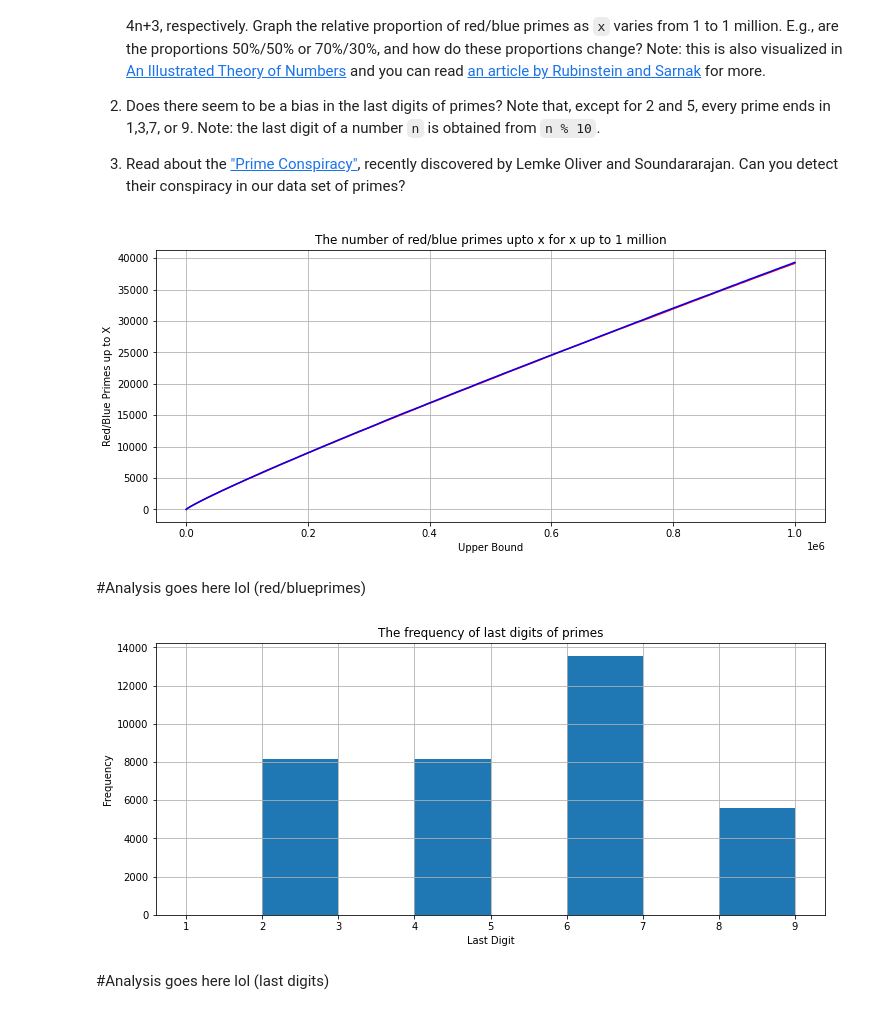
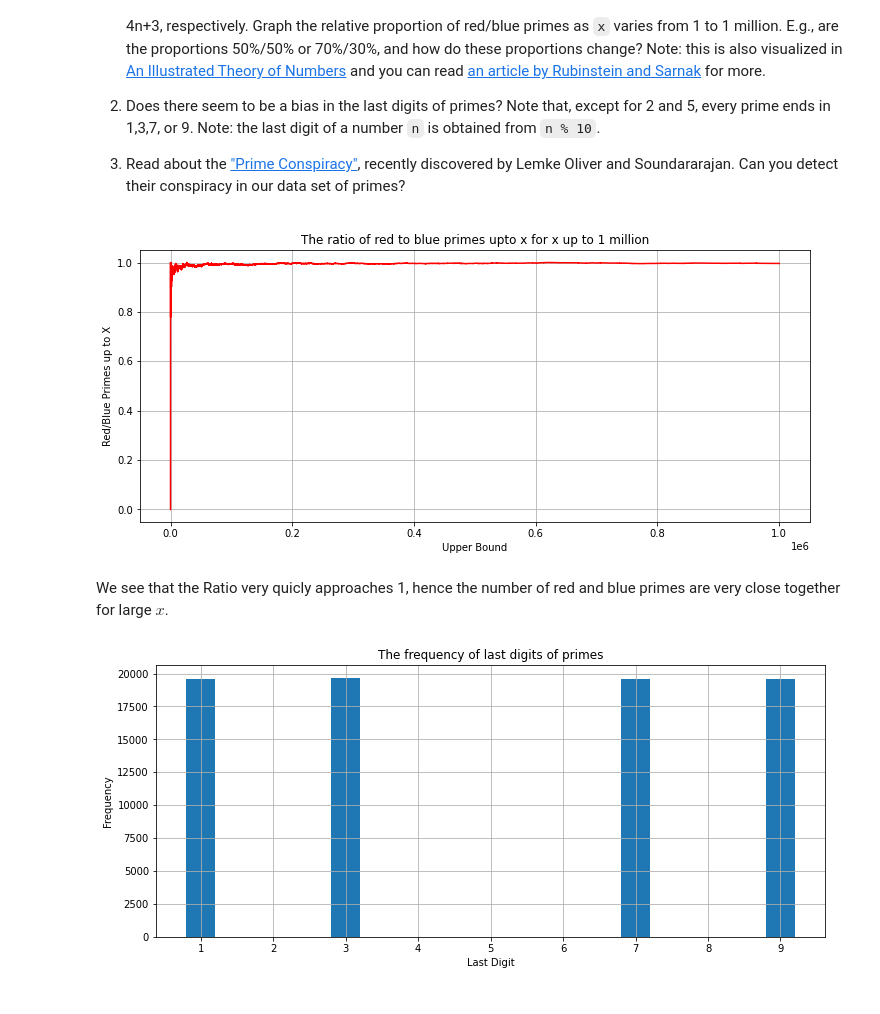
Before and after one commit to narneon/Math-152, a Jupyter notebook: P4M_Notebook3.ipynb, the cells around one changed output. Saved outputs shown, nothing was run; the diff lists cells and outputs as text; code cells hidden in the pictures.

```diff
--- a/P4M_Notebook3.ipynb
+++ b/P4M_Notebook3.ipynb
@@ -1044,40 +1045,42 @@ def blueprimes_upto(x):
             sum += 1
     return sum
 # %%
-x_values = [1]
+x_values = [3]
 reds = [0]
-blues = [0]
-for i in range(2,1000001):
+blues = [1]
+for i in range(5,1000001):
     x_values.append(i)
     # instead of checking each number less than i just check that i is red/blue
     # and increase the tally for the respective list
-    reds.append(int(i%4==1 and is_prime_fast(i))+reds[-1])
-    blues.append(int(i%4==3 and is_prime_fast(i))+blues[-1])
+    prime = is_prime_fast(i)
+    reds.append(int(i%4==1 and prime)+reds[-1])
+    blues.append(int(i%4==3 and prime)+blues[-1])
 
 %matplotlib inline
+ratio = [reds[i]/blues[i] for i in range(len(reds))]
 plt.figure(figsize=(12, 5))
-plt.plot(x_values,reds, color='red')
-plt.plot(x_values,blues, color='blue')
+plt.plot(x_values,ratio , color='red')
 plt.grid(True)
 plt.xlabel('Upper Bound')
 plt.ylabel('Red/Blue Primes up to X')
-plt.title('The number of red/blue primes upto x for x up to 1 million')
+plt.title('The ratio of red to blue primes upto x for x up to 1 million')
 plt.show()
 # %% [output]
-[figure, old version]
+[figure, new version]
-# %% [markdown]
-#Analysis goes here lol (red/blueprimes)
+# %% [markdown]
+We see that the Ratio very quicly approaches 1, hence the number of red and blue primes are very close together for large $x$.
 # %%
-last_digits = [p%10 for p in primes]
+last_digits = numpy.array([p%10 for p in primes])
 %matplotlib inline
 plt.figure(figsize=(12, 5))
-plt.hist(primegaps, bins=range(1,10))
+u, inv = numpy.unique(last_digits, return_inverse=True)
+counts = numpy.bincount(inv)
+plt.bar(u, counts, width=0.4)
+plt.xticks(range(1,10))
 plt.ylabel('Frequency')
 plt.xlabel('Last Digit')
 plt.grid(True)
 plt.title('The frequency of last digits of primes')
 plt.show()
 # %% [output]
-[figure, old version]
+[figure, new version]
-# %% [markdown]
-#Analysis goes here lol (last digits)
```
Also changed, not shown: parts of 13 cells of this notebook.
